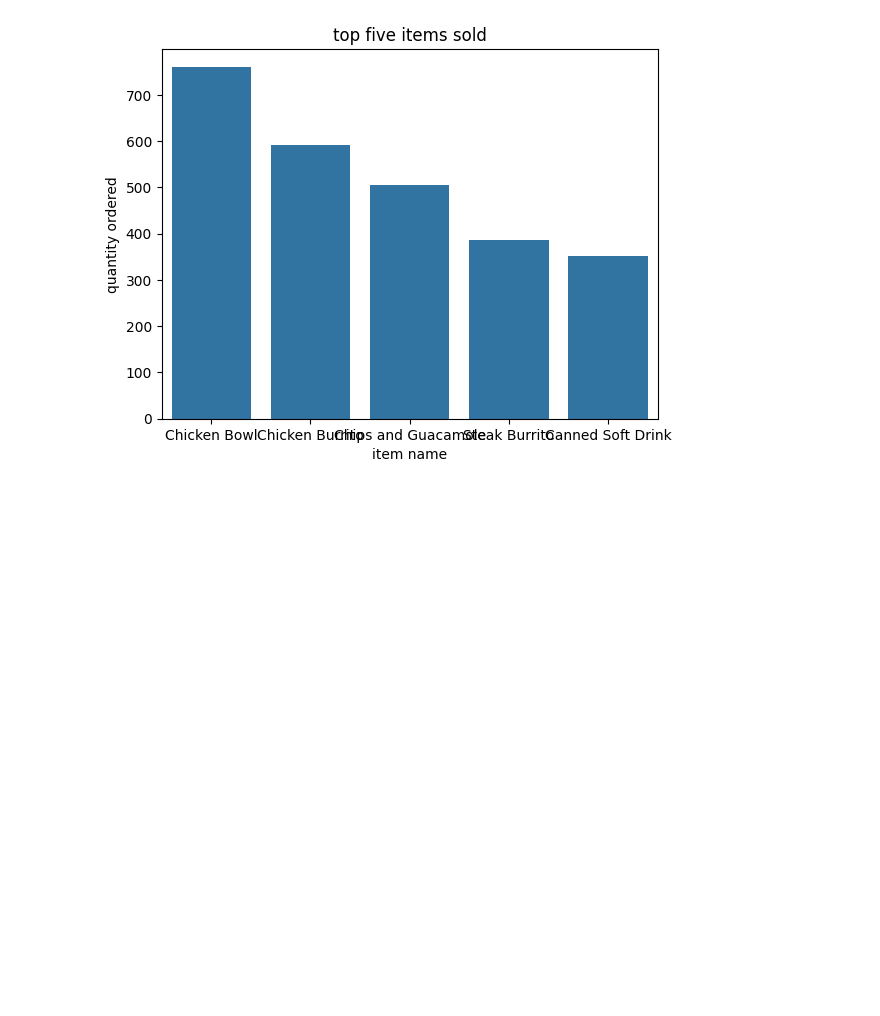
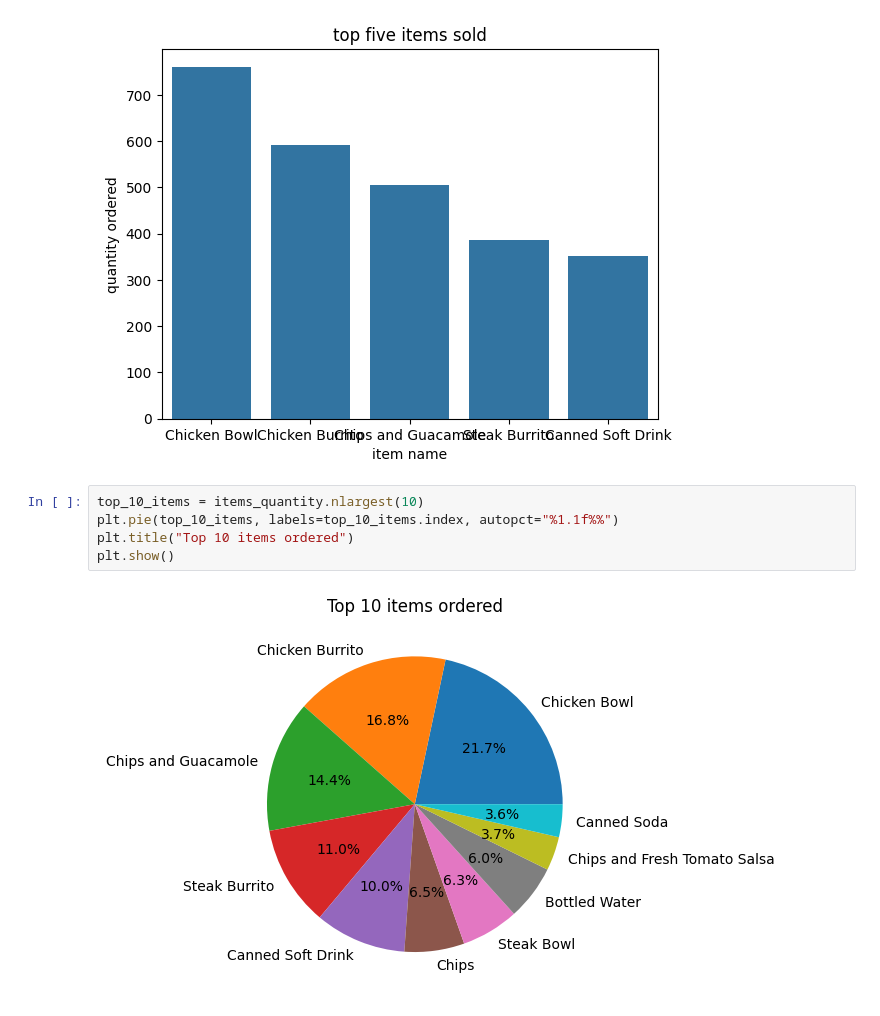
Before and after one commit to build-summer-2024/white-team-data-exploration, a Jupyter notebook: july16.ipynb, the cells around one changed output. Drawn from its saved outputs; the diff is of its cells as text; blank space fills up the shorter version.

Commit message:
create top 10 items pie chart

```diff
--- a/july16.ipynb
+++ b/july16.ipynb
@@ -86,3 +86,10 @@ Steak Burrito          386
 Canned Soft Drink      351
 Name: quantity, dtype: int64
 [figure]
+# %%
+top_10_items = items_quantity.nlargest(10)
+plt.pie(top_10_items, labels=top_10_items.index, autopct="%1.1f%%")
+plt.title("Top 10 items ordered")
+plt.show()
+# %% [output]
+[figure, added]
```
Also changed, not shown: 1 other file.
